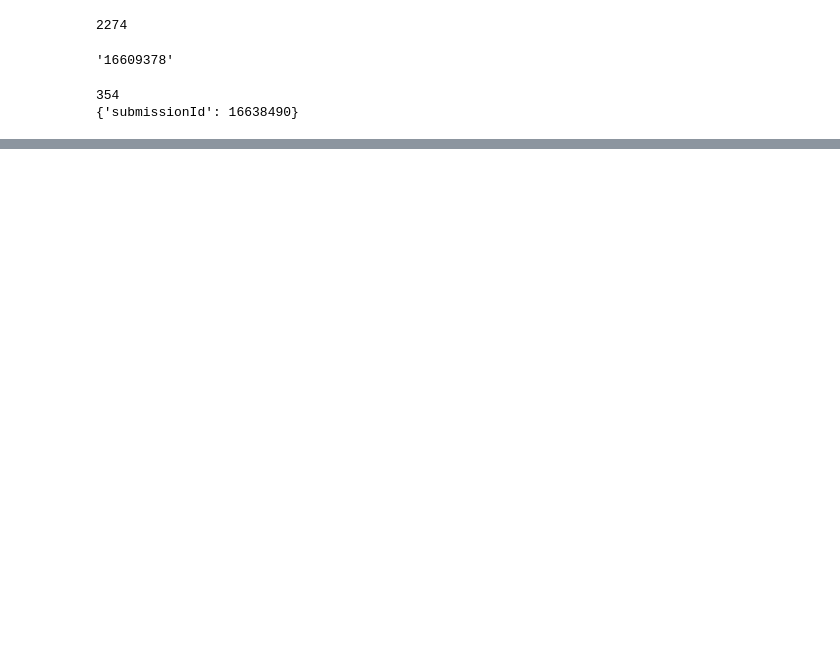
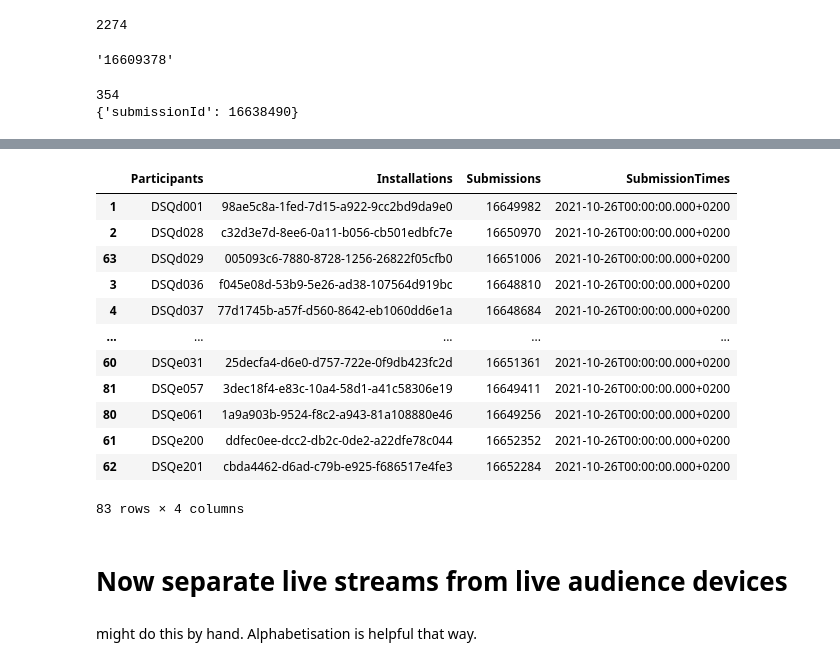
Before and after one commit to dana-and-monsters/PullingNettskjema, a Jupyter notebook: PullingMusicLab.ipynb, the cells around one changed output, grey strips where cells are left out. Cells and saved outputs as stored; diff of their text form; code cells hidden in the pictures; blank space fills up the shorter version.

```diff
--- a/PullingMusicLab.ipynb
+++ b/PullingMusicLab.ipynb
@@ -383,0 +504,18 @@ base64 0c6a885b-de29-a128-1480-fe98e4a06f69.geoLocation.csv  > output.txt
+# %%
+# manually cleaned up ID numbers and then reload and resort
+IDs = pd.read_csv('Concert_participants_installations.csv').sort_values('Participants')
+IDs
+# %% [output]
+|  | Participants | Installations | Submissions | SubmissionTimes |
+| 1 | DSQd001 | 98ae5c8a-1fed-7d15-a922-9cc2bd9da9e0 | 16649982 | 2021-10-26T00:00:00.000+0200 |
+| 2 | DSQd028 | c32d3e7d-8ee6-0a11-b056-cb501edbfc7e | 16650970 | 2021-10-26T00:00:00.000+0200 |
+| 63 | DSQd029 | 005093c6-7880-8728-1256-26822f05cfb0 | 16651006 | 2021-10-26T00:00:00.000+0200 |
+| 3 | DSQd036 | f045e08d-53b9-5e26-ad38-107564d919bc | 16648810 | 2021-10-26T00:00:00.000+0200 |
+| 4 | DSQd037 | 77d1745b-a57f-d560-8642-eb1060dd6e1a | 16648684 | 2021-10-26T00:00:00.000+0200 |
+| ... | ... | ... | ... | ... |
+| 60 | DSQe031 | 25decfa4-d6e0-d757-722e-0f9db423fc2d | 16651361 | 2021-10-26T00:00:00.000+0200 |
+| 81 | DSQe057 | 3dec18f4-e83c-10a4-58d1-a41c58306e19 | 16649411 | 2021-10-26T00:00:00.000+0200 |
+| 80 | DSQe061 | 1a9a903b-9524-f8c2-a943-81a108880e46 | 16649256 | 2021-10-26T00:00:00.000+0200 |
+| 61 | DSQe200 | ddfec0ee-dcc2-db2c-0de2-a22dfe78c044 | 16652352 | 2021-10-26T00:00:00.000+0200 |
+| 62 | DSQe201 | cbda4462-d6ad-c79b-e925-f686517e4fe3 | 16652284 | 2021-10-26T00:00:00.000+0200 |
+83 rows × 4 columns
@@ -383,0 +524,4 @@ base64 0c6a885b-de29-a128-1480-fe98e4a06f69.geoLocation.csv  > output.txt
+# %% [markdown]
+# Now separate live streams from live audience devices
+# %% [markdown]
+might do this by hand. Alphabetisation is helpful that way.
```
Also changed, not shown: parts of 51 cells of this notebook, 1 other file.
